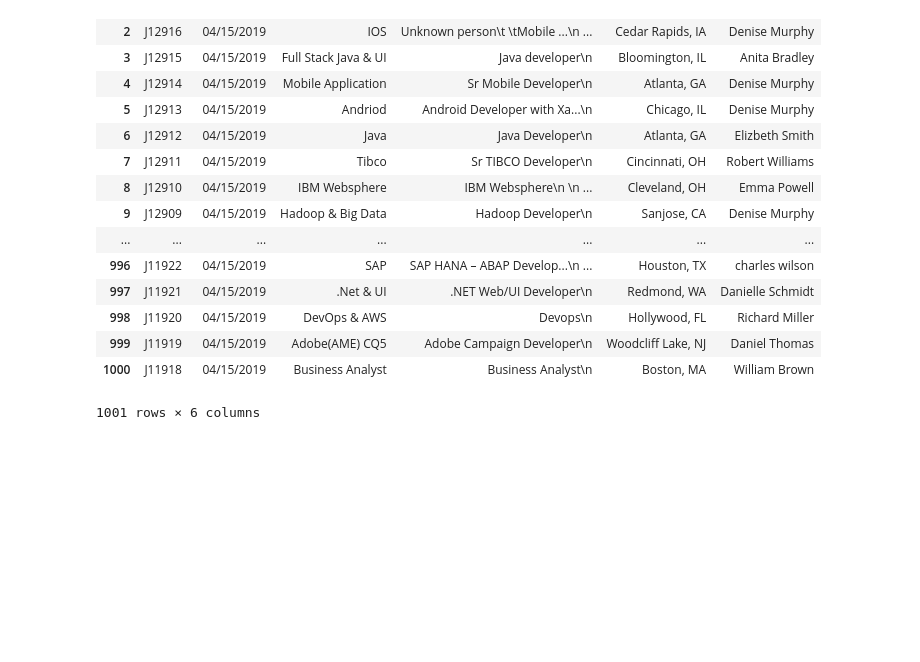
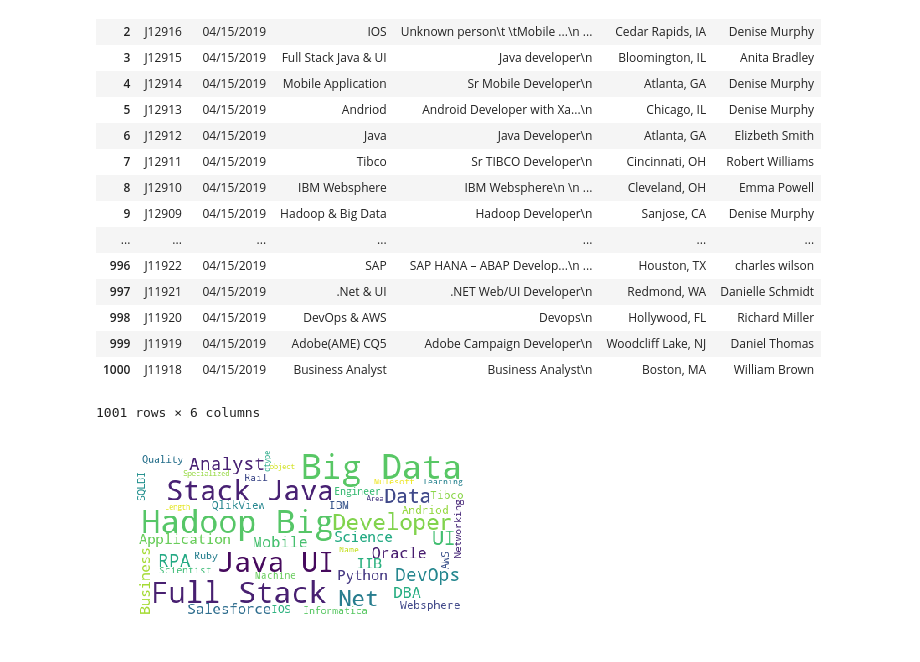
Before and after one commit to KavitaPatidar/job_database, a Jupyter notebook: Job_database_KavitaPatidar.ipynb, the cells around one changed output. Cells and saved outputs as stored; diff of their text form; code cells hidden in the pictures; blank space fills up the shorter version.

Commit message:
Word Cloud created for Specialized Area

```diff
--- a/Job_database_KavitaPatidar.ipynb
+++ b/Job_database_KavitaPatidar.ipynb
@@ -91,0 +101,22 @@ df.head(1001).drop(columns=['Options'])
+# %%
+mpl.rcParams['font.size']=12                #10
+mpl.rcParams['savefig.dpi']=100             #72
+mpl.rcParams['figure.subplot.bottom']=.1
+# %%
+
+stopwords = set(STOPWORDS)
+# %%
+data = df
+wordcloud = WordCloud(background_color='white',
+                          stopwords=stopwords,
+                          max_words=800,
+                          max_font_size=40,
+                          random_state=42).generate(str(data['Specialized Area']))
+# %%
+fig = plt.figure(1)
+plt.imshow(wordcloud)
+plt.axis('off')
+plt.show()
+fig.savefig("word1.png", dpi=900)
+# %% [output]
+[figure, added]
```
Also changed, not shown: parts of 2 cells of this notebook, 1 other file.
